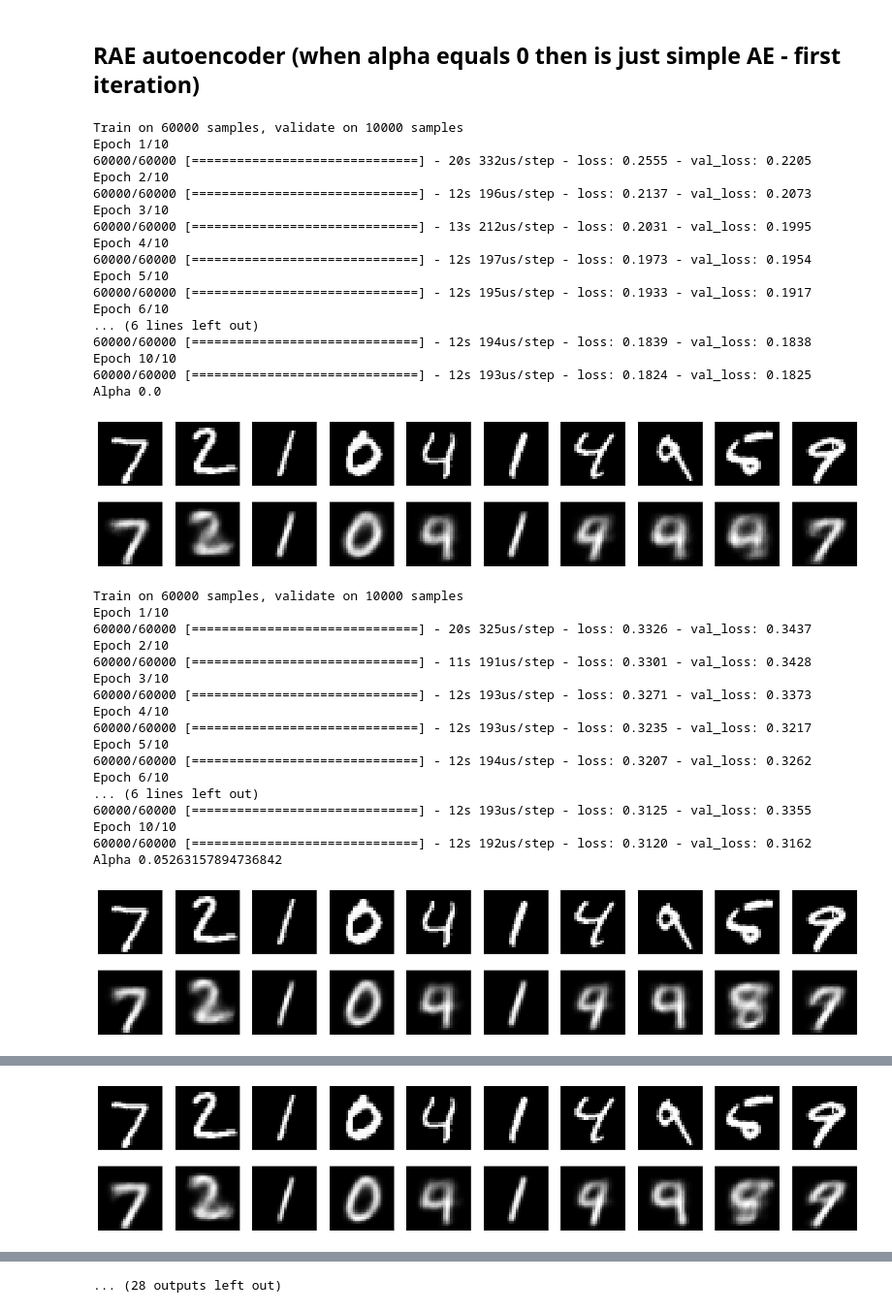
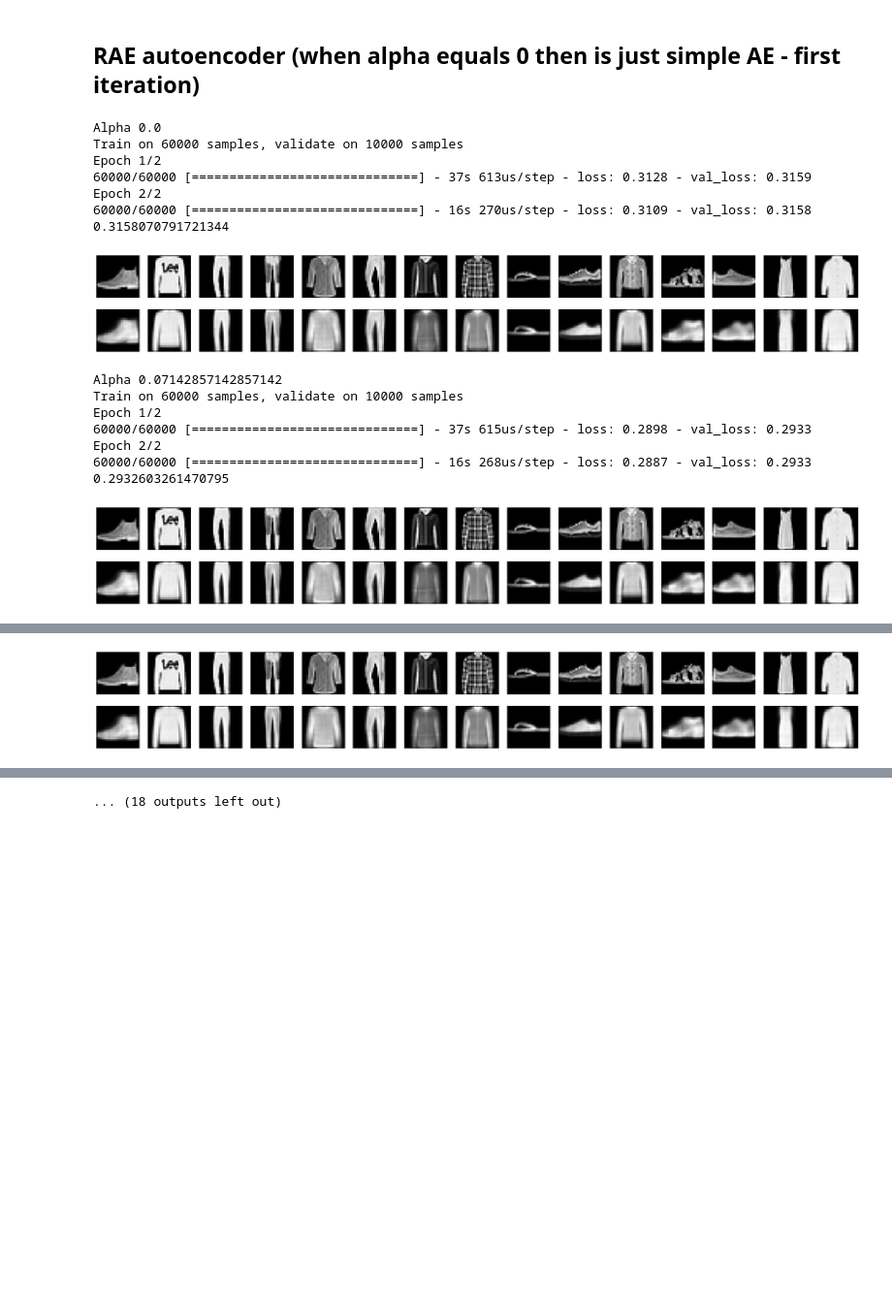
Before and after one commit to ser-art/RAE-vs-AE, a Jupyter notebook: AE_vs_RAE.ipynb, the cells around one changed output, grey strips where cells are left out. Shown at 97% size. Cells and saved outputs as stored; diff of their text form; code cells hidden in the pictures; blank space fills up the shorter version.

Commit message:
New graphics

```diff
--- a/AE_vs_RAE.ipynb
+++ b/AE_vs_RAE.ipynb
@@ -60,5 +81,5 @@ from keras.datasets import mnist as fmnist # import fashion mnist dataset
 # %%
-(X_train, _), (X_test, _) = fmnist.load_data()
+(X_train, y_train), (X_test, y_test) = fmnist.load_data()
 # %%
 X_train = X_train.astype('float32') / 255.
 X_test = X_test.astype('float32') / 255.
@@ -109,60 +129,41 @@ _________________________________________________________________
 # %% [markdown]
 ## RAE autoencoder (when alpha equals 0 then is just simple AE - first iteration)
 # %%
-alphas = np.linspace(0, 1, 20)
-t = 10
+alphas = np.linspace(0, 1, 15)
+t = 1
 losses = []
-models = []
 
 for alpha in alphas:
     loss = rae_loss(alpha, t, 'binary')
     autoencoder.compile(optimizer='adam', loss=loss)
-    models.append(autoencoder)
 
-    autoencoder.fit(X_train, X_train,
-                    epochs=10,
-                    batch_size=128,
+    print('Alpha {}'.format(alpha))
+
+    h = autoencoder.fit(X_train, X_train,
+                    epochs=2,
+                    batch_size=1024,
                     shuffle=True,
                     validation_data=(X_test, X_test))
 
-    print('Alpha {}'.format(alpha))
+    losses.append(h.history['val_loss'][-1])
+    print(h.history['val_loss'][-1])
 
-    plot_digits(10, X_test, autoencoder.predict(X_test))
+    plot_digits(15, X_test, autoencoder.predict(X_test))
     print(' ')
 # %% [output]
+Alpha 0.0
 Train on 60000 samples, validate on 10000 samples
-Epoch 1/10
-60000/60000 [==============================] - 20s 332us/step - loss: 0.2555 - val_loss: 0.2205
-Epoch 2/10
-60000/60000 [==============================] - 12s 196us/step - loss: 0.2137 - val_loss: 0.2073
-Epoch 3/10
-60000/60000 [==============================] - 13s 212us/step - loss: 0.2031 - val_loss: 0.1995
-Epoch 4/10
-60000/60000 [==============================] - 12s 197us/step - loss: 0.1973 - val_loss: 0.1954
-Epoch 5/10
-60000/60000 [==============================] - 12s 195us/step - loss: 0.1933 - val_loss: 0.1917
-Epoch 6/10
-... (6 lines left out)
-60000/60000 [==============================] - 12s 194us/step - loss: 0.1839 - val_loss: 0.1838
-Epoch 10/10
-60000/60000 [==============================] - 12s 193us/step - loss: 0.1824 - val_loss: 0.1825
-Alpha 0.0
+Epoch 1/2
+60000/60000 [==============================] - 37s 613us/step - loss: 0.3128 - val_loss: 0.3159
+Epoch 2/2
+60000/60000 [==============================] - 16s 270us/step - loss: 0.3109 - val_loss: 0.3158
+0.3158070791721344
-[figure, old version]
+[figure, new version]
+Alpha 0.07142857142857142
 Train on 60000 samples, validate on 10000 samples
-Epoch 1/10
-60000/60000 [==============================] - 20s 325us/step - loss: 0.3326 - val_loss: 0.3437
-Epoch 2/10
-60000/60000 [==============================] - 11s 191us/step - loss: 0.3301 - val_loss: 0.3428
-Epoch 3/10
-60000/60000 [==============================] - 12s 193us/step - loss: 0.3271 - val_loss: 0.3373
-Epoch 4/10
-60000/60000 [==============================] - 12s 193us/step - loss: 0.3235 - val_loss: 0.3217
-Epoch 5/10
-60000/60000 [==============================] - 12s 194us/step - loss: 0.3207 - val_loss: 0.3262
-Epoch 6/10
-... (6 lines left out)
-60000/60000 [==============================] - 12s 193us/step - loss: 0.3125 - val_loss: 0.3355
-Epoch 10/10
-60000/60000 [==============================] - 12s 192us/step - loss: 0.3120 - val_loss: 0.3162
-Alpha 0.05263157894736842
+Epoch 1/2
+60000/60000 [==============================] - 37s 615us/step - loss: 0.2898 - val_loss: 0.2933
+Epoch 2/2
+60000/60000 [==============================] - 16s 268us/step - loss: 0.2887 - val_loss: 0.2933
+0.2932603261470795
-[figure, old version]
+[figure, new version]
@@ -186 +177 @@ Alpha 0.10526315789473684
-[figure, old version]
+[figure, new version]
@@ -241,2 +202,2 @@ Alpha 0.2631578947368421
-... (28 outputs left out)
+... (18 outputs left out)
 # %% [markdown]
```
Also changed, not shown: parts of 17 cells of this notebook.
